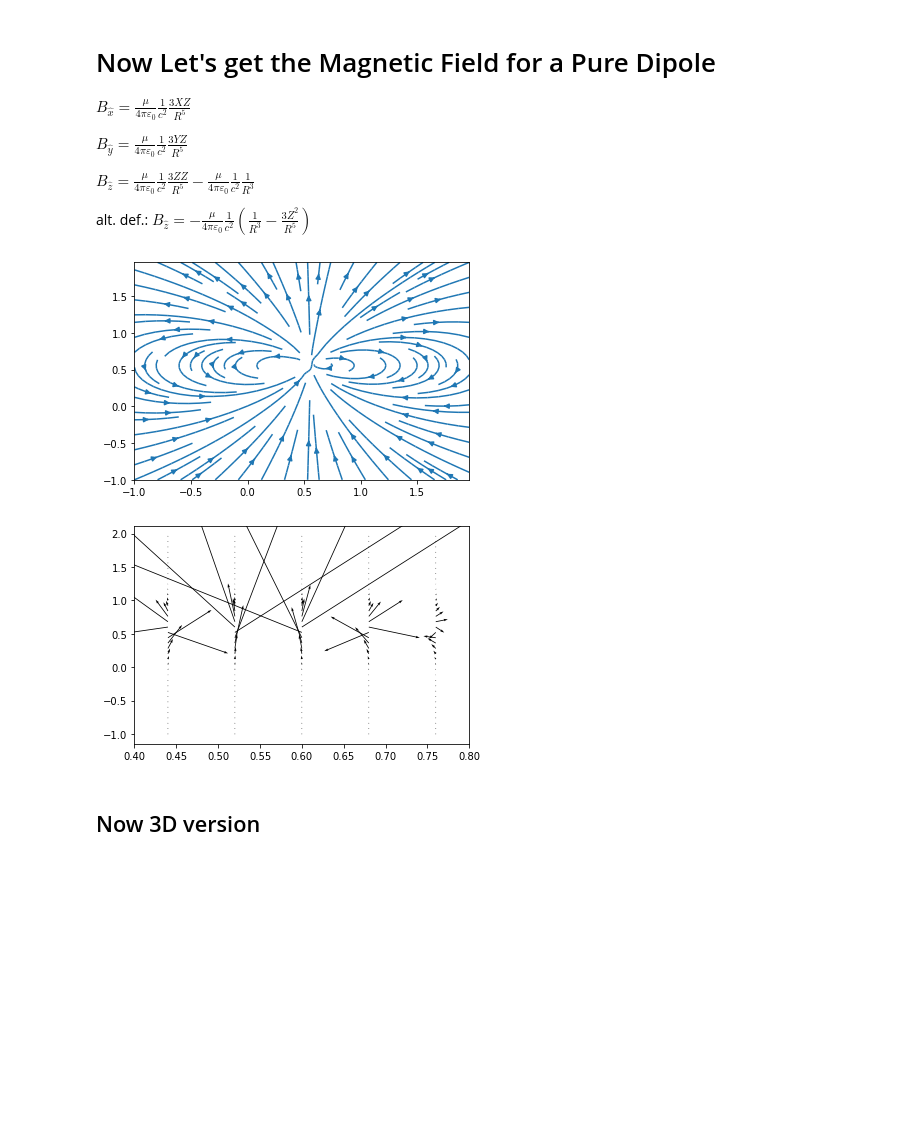
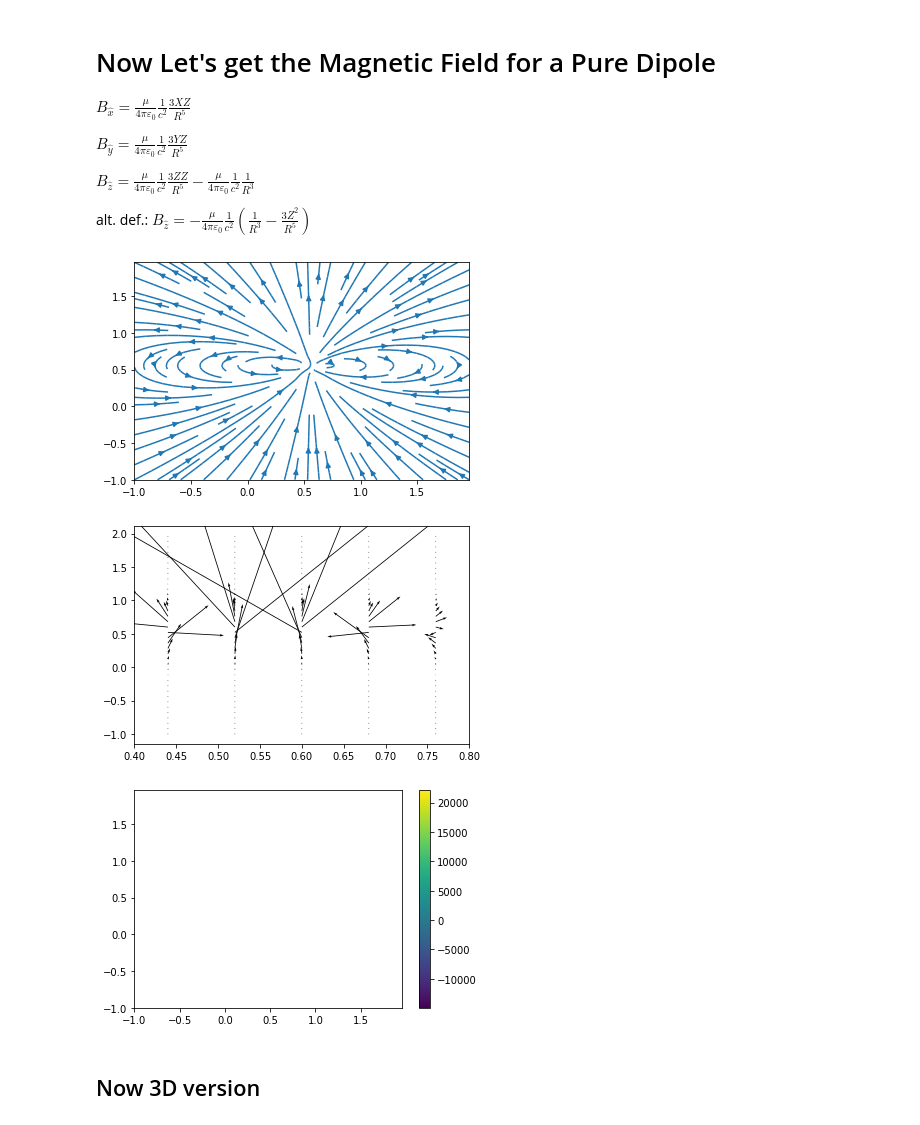
Before and after one commit to jcandane/PhysicsI_Labs, a Jupyter notebook: phy132_lab3.ipynb, the cells around one changed output. Cells and saved outputs as stored; diff of their text form; code cells hidden in the pictures; blank space fills up the shorter version.

```diff
--- a/phy132_lab3.ipynb
+++ b/phy132_lab3.ipynb
@@ -68,28 +68,34 @@ alt. def.: $B_{\hat{z}} = -\frac{\mu}{4\pi \varepsilon _0}\frac{1}{c^2} \left( \
 # %%
 # Make the grid/"domain"
 x0   = np.array([0.555, 0.555]) ## dipole location
-C    = 5.5
+C    = 10.0
 
 r    = np.arange(-1, 2, 0.08)
 Y, Z = np.meshgrid(r, r)
 R    = np.array([Y, Z])
 
 δR   = R - x0[:,None, None]
 R    = np.linalg.norm(δR, axis=0)
 
 By   = C * δR[0]*δR[1] / R**5
 Bz   = C * δR[1]*δR[1] / R**5 - 1 / R**3
 
 plt.streamplot(Y, Z, By, Bz)
 plt.show()
 
-plt.quiver(Y, Z, By, Bz)
+plt.quiver(Y, Z, (By), (Bz))
 plt.xlim([0.4,0.8])
 plt.xlim([0.4,0.8])
 plt.show()
+
+# Make the plot
+plt.pcolormesh(X, Y, div( np.array([By, Bz]) ), shading='auto')
+plt.colorbar()
+plt.show()
 # %% [output]
-[figure, old version]
+[figure, new version]
-[figure, old version]
+[figure, new version]
+[figure, added]
 # %% [markdown]
 ## Now 3D version
 # %%
```
Also changed, not shown: parts of 5 cells of this notebook.
